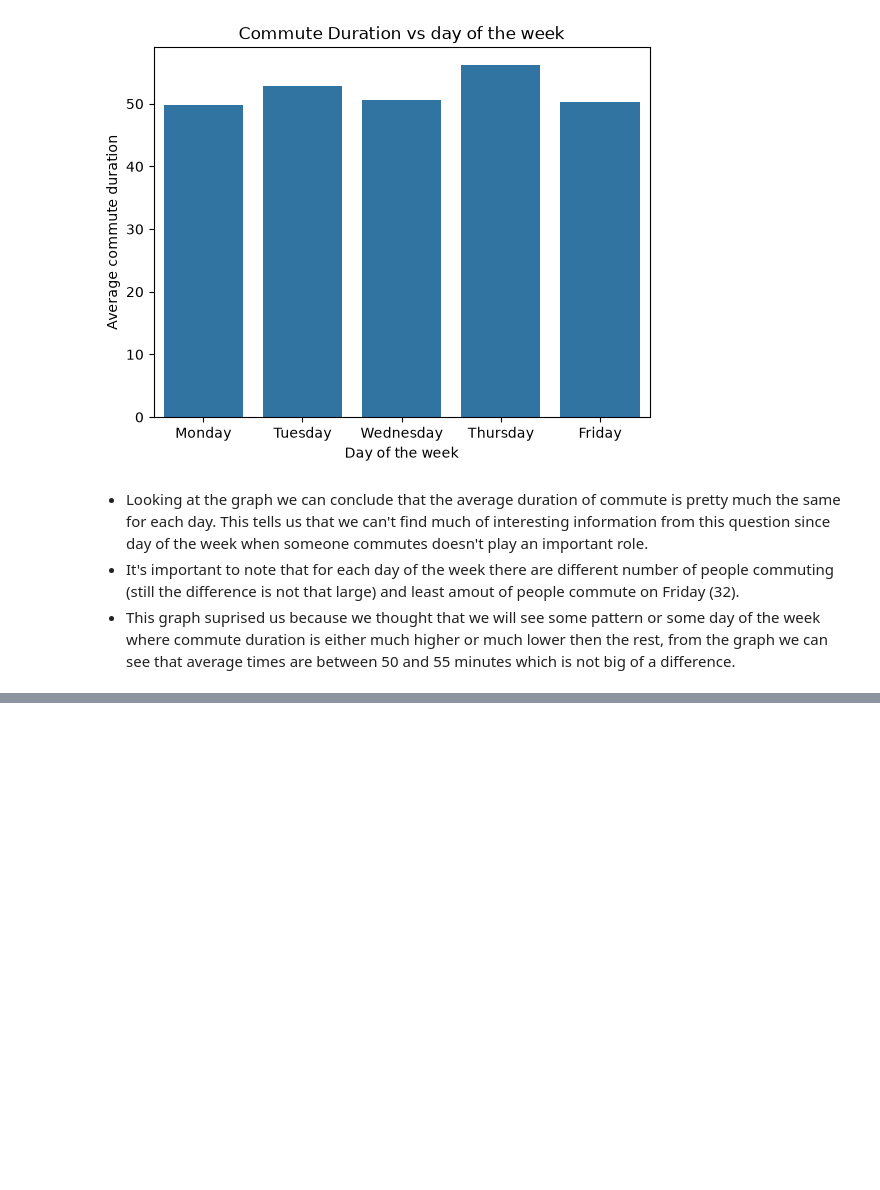
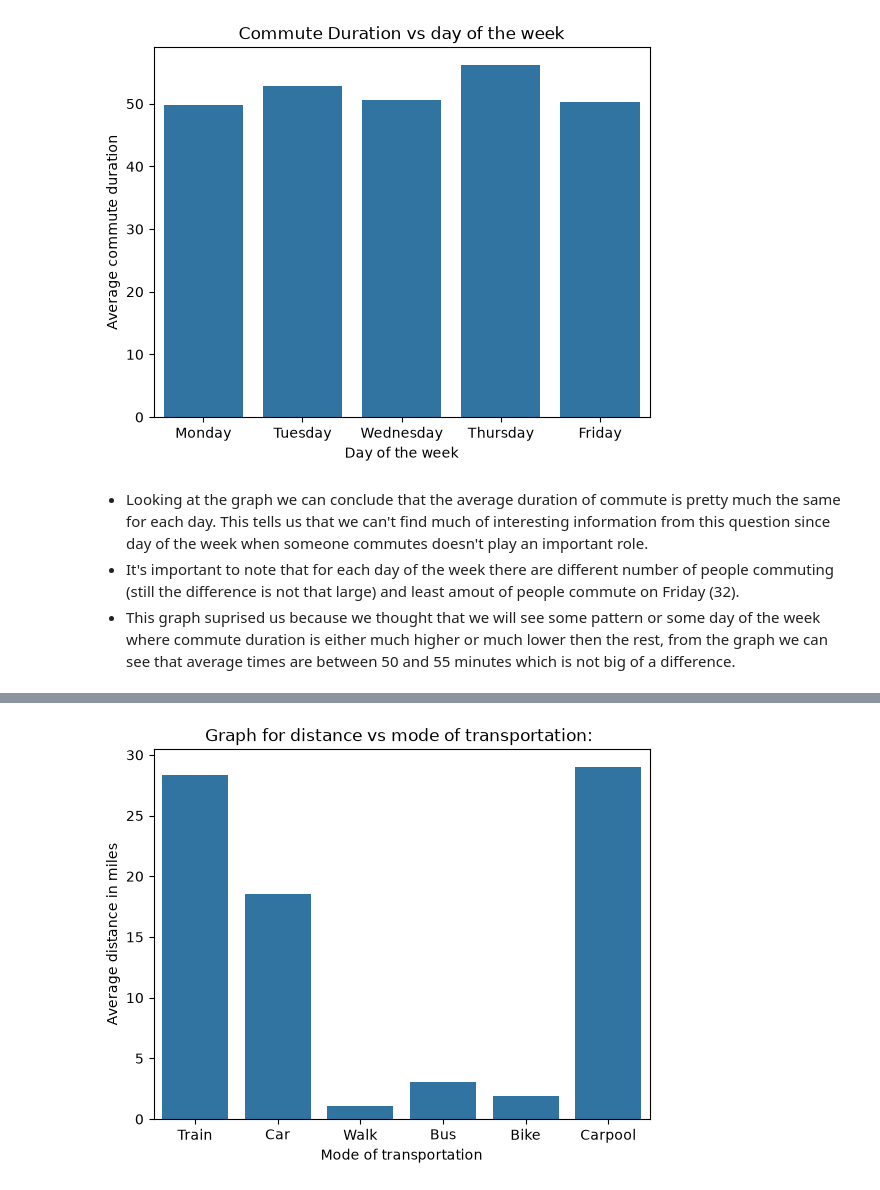
Before and after one commit to syhussein123/CS424-Assignment1, a Jupyter notebook: task3.ipynb, the cells around one changed output, grey strips where cells are left out. Cells and saved outputs as stored; diff of their text form; code cells hidden in the pictures; blank space fills up the shorter version.

```diff
--- a/task3.ipynb
+++ b/task3.ipynb
@@ -289,0 +351,9 @@ plt.show()
+# %%
+transportation_order = commute_data["mode_of_transportation"].value_counts().index
+ax = sns.barplot(commute_data, x = "mode_of_transportation", y = "distance_miles", order = transportation_order, errorbar = None)
+ax.set_xlabel("Mode of transportation")
+ax.set_ylabel("Average distance in miles")
+ax.set_title("Graph for distance vs mode of transportation: ")
+plt.show()
+# %% [output]
+[figure, added]
```
Also changed, not shown: parts of 9 cells of this notebook.
